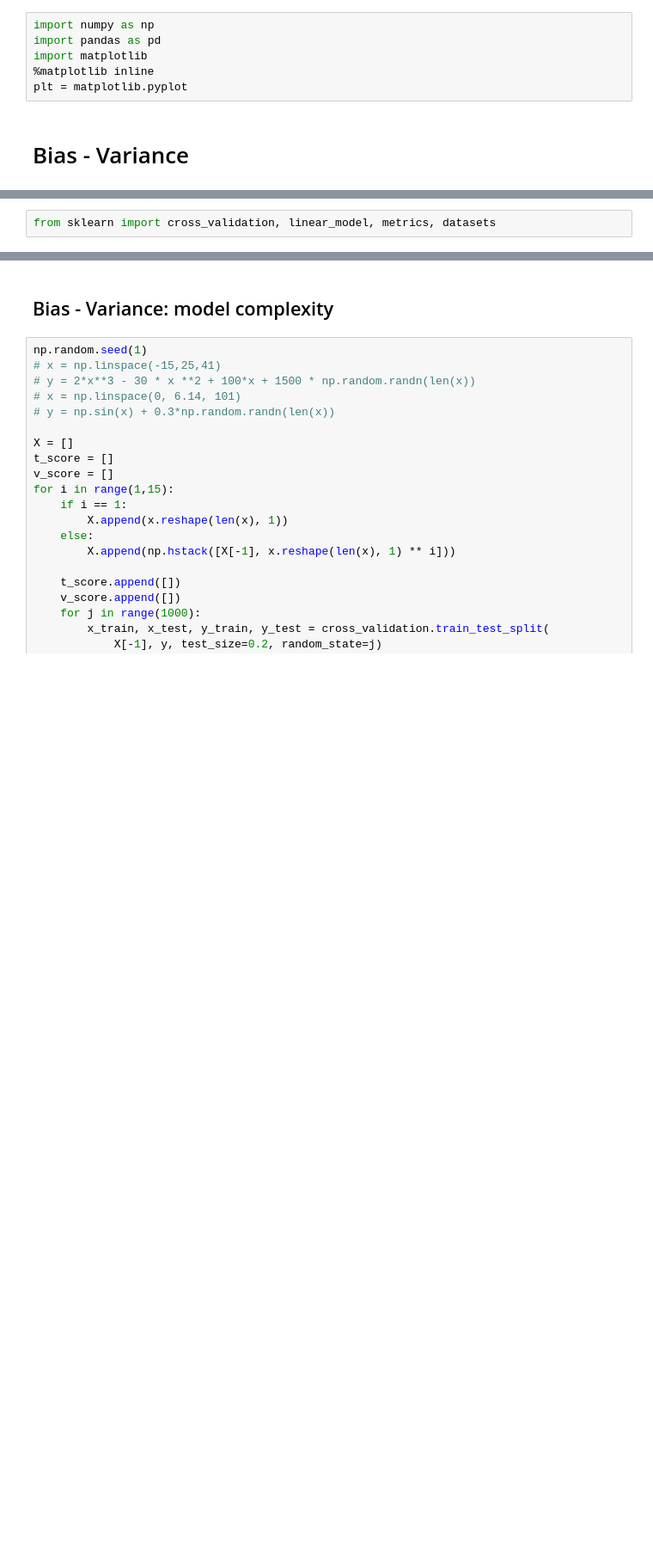
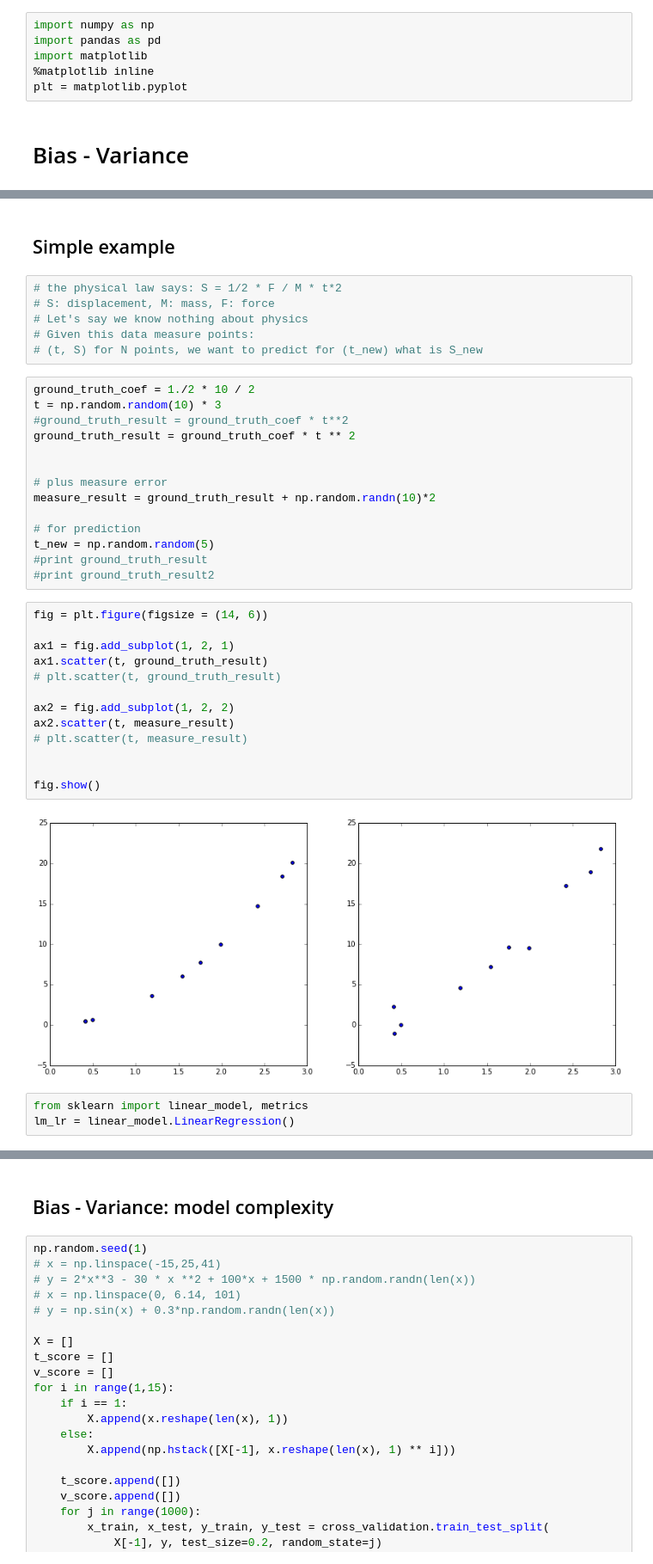
Before and after one commit to wanlipu/dsmain, a Jupyter notebook: ds2016/week4_wanli.ipynb, the cells around one changed output, grey strips where cells are left out. Shown at 86% size. Drawn from its saved outputs; the diff is of its cells as text; blank space fills up the shorter version.

```diff
--- a/ds2016/week4_wanli.ipynb
+++ b/ds2016/week4_wanli.ipynb
@@ -18,2 +18,40 @@ plt.show()
+# %% [markdown]
+## Simple example
+# %%
+# the physical law says: S = 1/2 * F / M * t*2
+# S: displacement, M: mass, F: force
+# Let's say we know nothing about physics
+# Given this data measure points:
+# (t, S) for N points, we want to predict for (t_new) what is S_new
+# %%
+ground_truth_coef = 1./2 * 10 / 2
+t = np.random.random(10) * 3
+#ground_truth_result = ground_truth_coef * t**2
+ground_truth_result = ground_truth_coef * t ** 2
+
+
+# plus measure error
+measure_result = ground_truth_result + np.random.randn(10)*2
+
+# for prediction
+t_new = np.random.random(5)
+#print ground_truth_result
+#print ground_truth_result2
+# %%
+fig = plt.figure(figsize = (14, 6))
+
+ax1 = fig.add_subplot(1, 2, 1)
+ax1.scatter(t, ground_truth_result)
+# plt.scatter(t, ground_truth_result)
+
+ax2 = fig.add_subplot(1, 2, 2)
+ax2.scatter(t, measure_result)
+# plt.scatter(t, measure_result)
+
+
+fig.show()
+# %% [output]
+[figure, added]
 # %%
-from sklearn import cross_validation, linear_model, metrics, datasets
+from sklearn import linear_model, metrics
+lm_lr = linear_model.LinearRegression()
```
Also changed, not shown: parts of 4 cells of this notebook.
